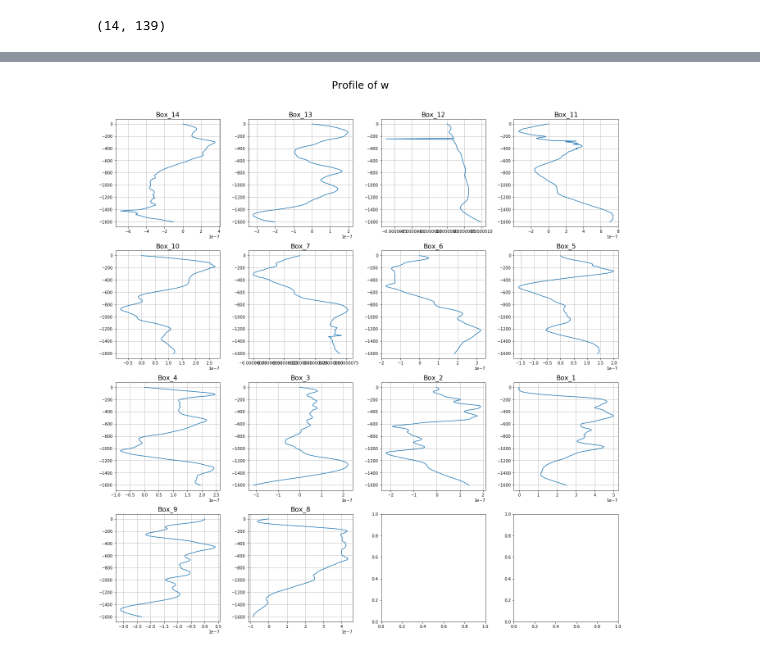
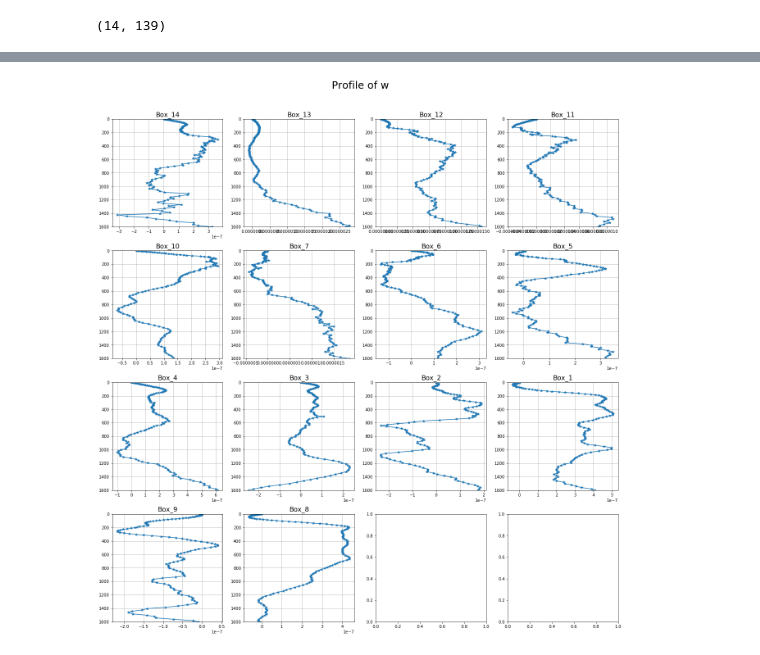
Before and after one commit to auraoupa/CMEMS-diags, a Jupyter notebook: Vert-buoy-flx/2018-03-13-AA-vertical-profiles-wprimebprime-box-m03.ipynb, the cells around one changed output, grey strips where cells are left out. Drawn from its saved outputs; the diff is of its cells as text; code cells hidden in the pictures.

```diff
--- a/Vert-buoy-flx/2018-03-13-AA-vertical-profiles-wprimebprime-box-m03.ipynb
+++ b/Vert-buoy-flx/2018-03-13-AA-vertical-profiles-wprimebprime-box-m03.ipynb
@@ -107,3 +99,3 @@ wb =  (139,)
 # %%
-b_boxes_yr = get_b_in_boxes(buoyfile)
+w_boxes_yr = get_b_in_boxes(buoyfile)
 # %% [output]
@@ -127,2 +116,2 @@ in get (1, 139, 3454, 5422)
 # %%
-w_boxes_yr = get_w_in_boxes(wfile)
+w_boxes_yr = get_w_in_boxes(buoyfile)
@@ -152,9 +126,10 @@ title = 'Profile of wb'
 plt.suptitle(title,size = 25,y=1.05)
 i = 0
 for k,box in enumerate(boxes):
-    axs[i].plot(wb_boxes_yr[k,:],-1*dep)
+    axs[i].plot(wb_boxes_yr[k,:],dep,'C0*-')
     axs[i].set_title(box.name,size=16)
     axs[i].grid(True)
+    axs[i].set_ylim(1600,0)
     i = i + 1
     fig.tight_layout()
 
@@ -168,7 +143,7 @@ title = 'Profile of b'
 plt.suptitle(title,size = 25,y=1.05)
 i = 0
 for k,box in enumerate(boxes):
-    axs[i].plot(b_boxes_yr[k,:],dep,'b*-')
+    axs[i].plot(b_boxes_yr[k,:],dep,'C0*-')
     axs[i].set_title(box.name,size=16)
     axs[i].grid(True)
     axs[i].set_ylim(1600,0)
@@ -181,16 +158,17 @@ for k,box in enumerate(boxes):
 # %%
 fig, axs = plt.subplots(4,4, figsize=(18, 18))
 axs = axs.ravel()
 title = 'Profile of w'
 plt.suptitle(title,size = 25,y=1.05)
 i = 0
 for k,box in enumerate(boxes):
-    axs[i].plot(w_boxes_yr[k,:],-1*dep)
+    axs[i].plot(w_boxes_yr[k,:],dep,'C0*-')
     axs[i].set_title(box.name,size=16)
     axs[i].grid(True)
+    axs[i].set_ylim(1600,0)
     i = i + 1
     fig.tight_layout()
 
 #plt.savefig("NATL60_sub_vert_buoy_flx_2param_march.png")
 # %% [output]
-[figure, old version]
+[figure, new version]
```
Also changed, not shown: parts of 31 cells of this notebook, 1 other file.
